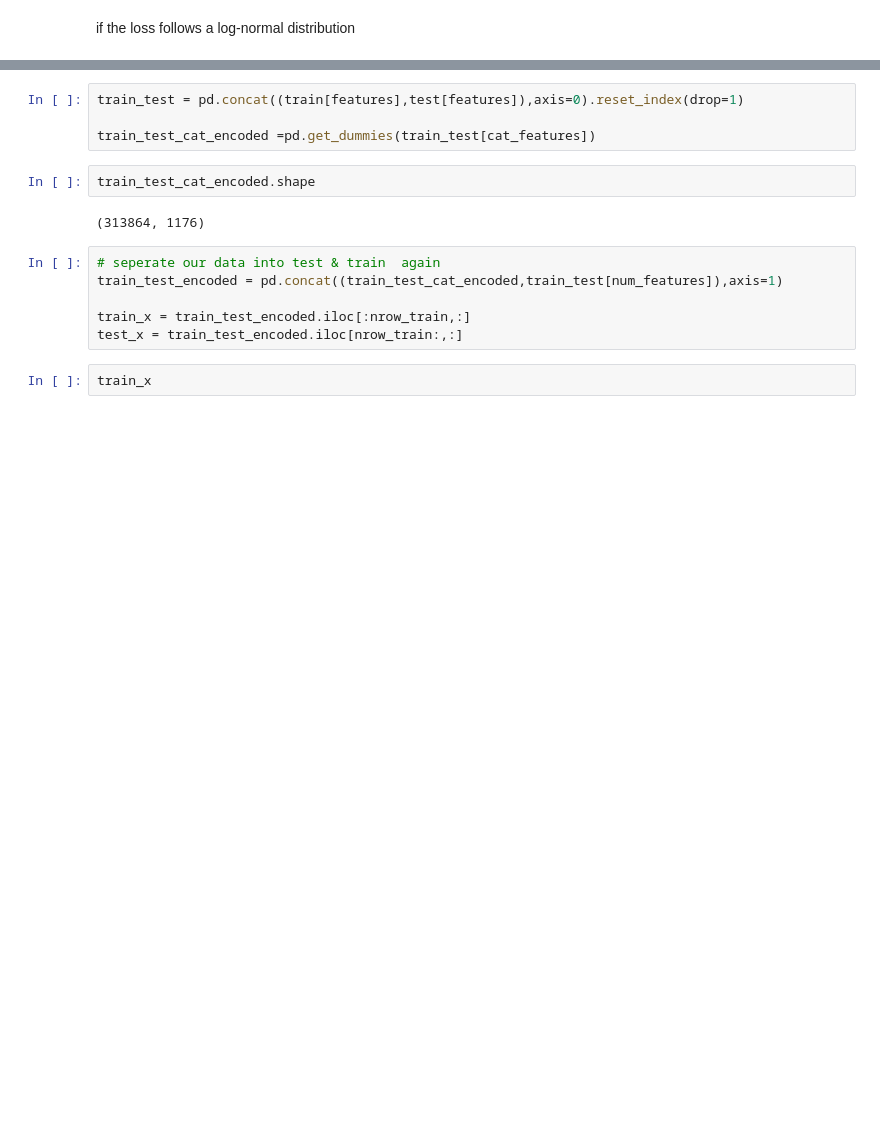
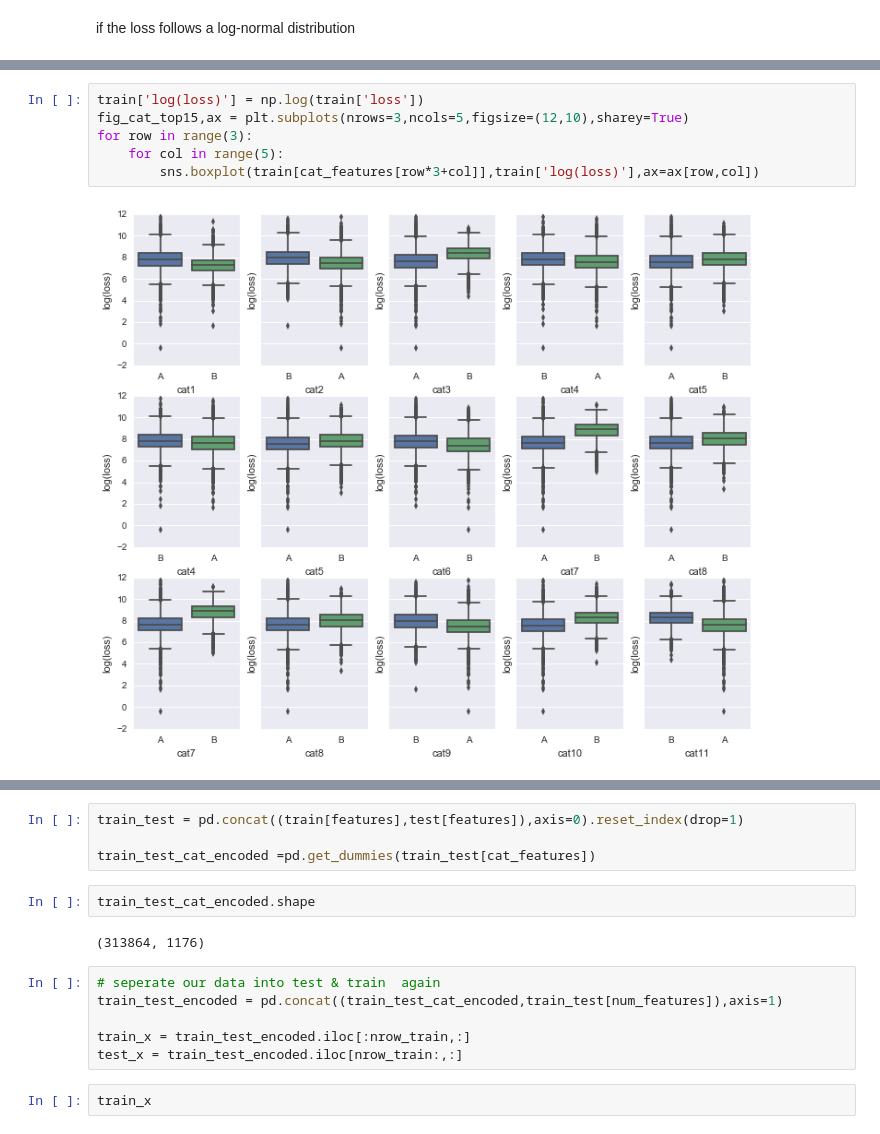
Before and after one commit to yanyang729/652_final_project_kaggle_allstate, a Jupyter notebook: kaggle.ipynb, the cells around one changed output, grey strips where cells are left out. Drawn from its saved outputs; the diff is of its cells as text; blank space fills up the shorter version.

```diff
--- a/kaggle.ipynb
+++ b/kaggle.ipynb
@@ -37,0 +113,8 @@ plt.show()
+# %%
+train['log(loss)'] = np.log(train['loss'])
+fig_cat_top15,ax = plt.subplots(nrows=3,ncols=5,figsize=(12,10),sharey=True)
+for row in range(3):
+    for col in range(5):
+        sns.boxplot(train[cat_features[row*3+col]],train['log(loss)'],ax=ax[row,col])
+# %% [output]
+[figure, added]
```
Also changed, not shown: parts of 12 cells of this notebook.
